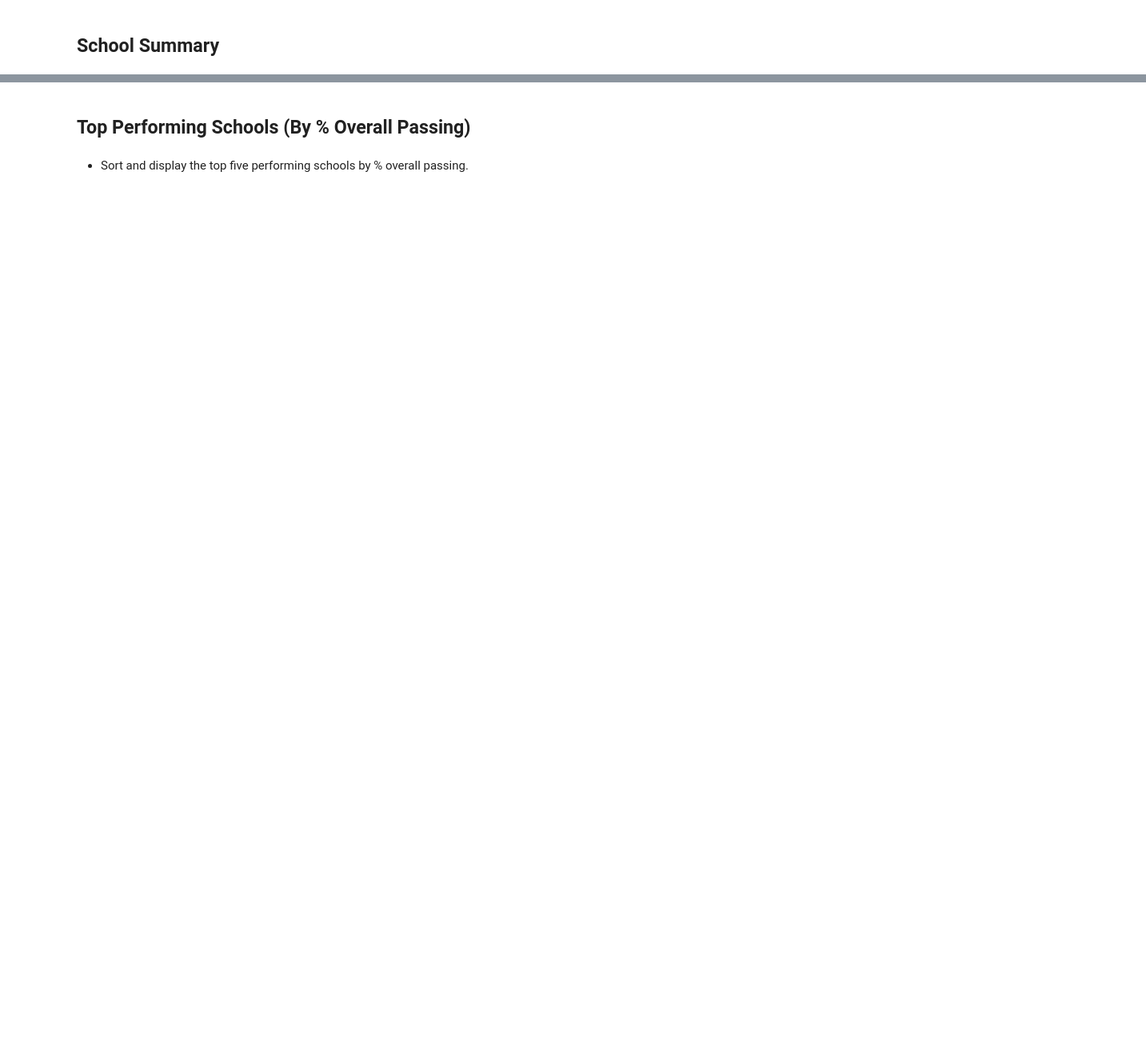
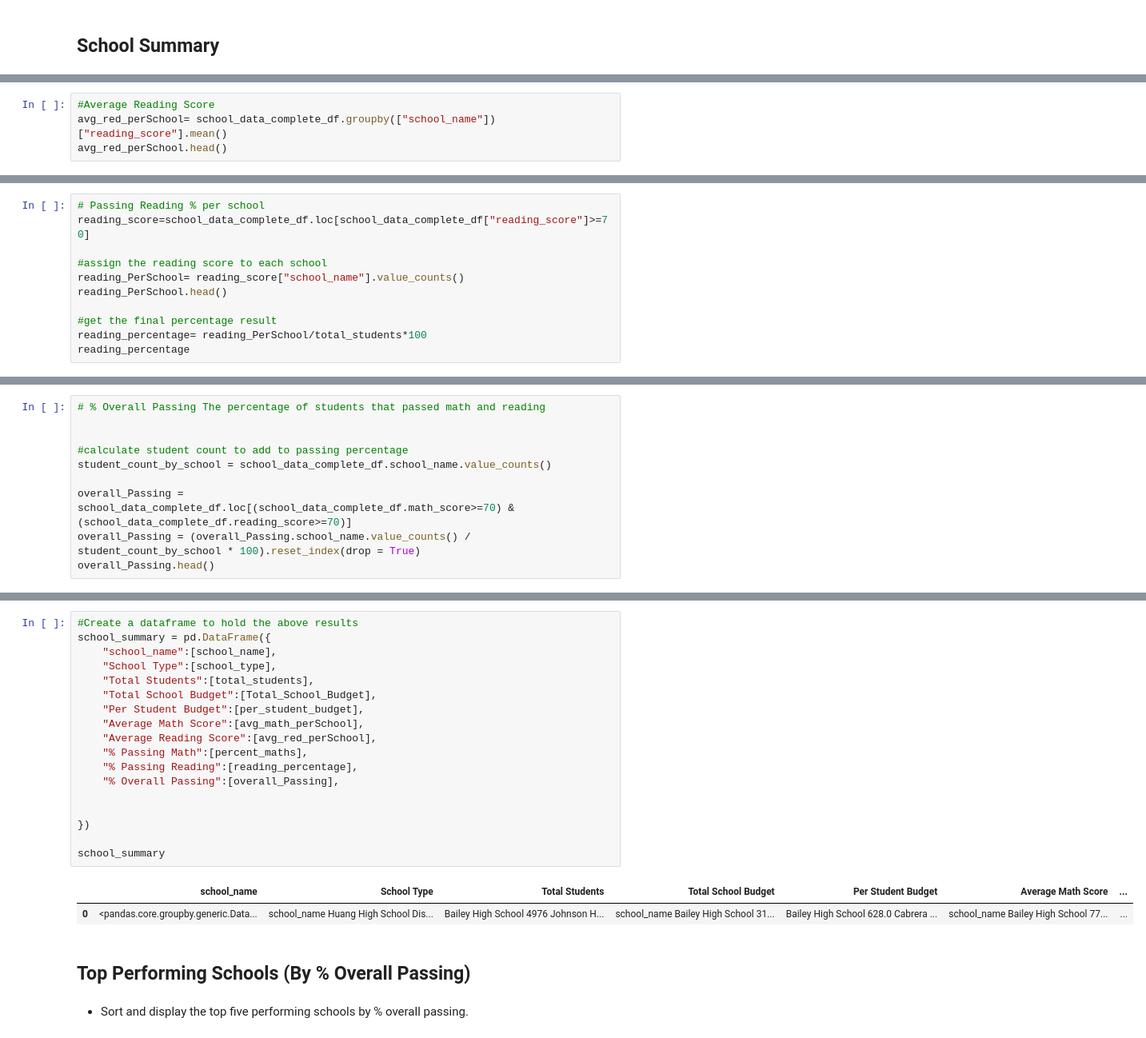
Before and after one commit to Ahmedabdullahi1/Pandas-Challenge, a Jupyter notebook: PyCitySchools.ipynb, the cells around one changed output, grey strips where cells are left out. Shown: that part at 80% size. Drawn from its saved outputs; the diff is of its cells as text; blank space fills up the shorter version.

```diff
--- a/PyCitySchools.ipynb
+++ b/PyCitySchools.ipynb
@@ -111,0 +241,4 @@ avg_reading
+# %%
+#Average Reading Score
+avg_red_perSchool= school_data_complete_df.groupby(["school_name"])["reading_score"].mean()
+avg_red_perSchool.head()
@@ -111,0 +281,11 @@ avg_reading
+# %%
+# Passing Reading % per school
+reading_score=school_data_complete_df.loc[school_data_complete_df["reading_score"]>=70]
+
+#assign the reading score to each school
+reading_PerSchool= reading_score["school_name"].value_counts()
+reading_PerSchool.head()
+
+#get the final percentage result
+reading_percentage= reading_PerSchool/total_students*100
+reading_percentage
@@ -111,0 +309,10 @@ avg_reading
+# %%
+# % Overall Passing The percentage of students that passed math and reading
+
+
+#calculate student count to add to passing percentage
+student_count_by_school = school_data_complete_df.school_name.value_counts()
+
+overall_Passing = school_data_complete_df.loc[(school_data_complete_df.math_score>=70) & (school_data_complete_df.reading_score>=70)]
+overall_Passing = (overall_Passing.school_name.value_counts() / student_count_by_school * 100).reset_index(drop = True)
+overall_Passing.head()
@@ -112,3 +326,24 @@ avg_reading
+# %%
+#Create a dataframe to hold the above results
+school_summary = pd.DataFrame({
+    "school_name":[school_name],
+    "School Type":[school_type],
+    "Total Students":[total_students],
+    "Total School Budget":[Total_School_Budget],
+    "Per Student Budget":[per_student_budget],
+    "Average Math Score":[avg_math_perSchool],
+    "Average Reading Score":[avg_red_perSchool],
+    "% Passing Math":[percent_maths],
+    "% Passing Reading":[reading_percentage],
+    "% Overall Passing":[overall_Passing],
+
+
+})
+
+school_summary
+# %% [output]
+|  | school_name | School Type | Total Students | Total School Budget | Per Student Budget | Average Math Score | ... |
+| 0 | <pandas.core.groupby.generic.Data... | school_name Huang High School Dis... | Bailey High School 4976 Johnson H... | school_name Bailey High School 31... | Bailey High School 628.0 Cabrera ... | school_name Bailey High School 77... | ... |
 # %% [markdown]
 ## Top Performing Schools (By % Overall Passing)
 # %% [markdown]
```
Also changed, not shown: parts of 30 cells of this notebook, 2 other files.
